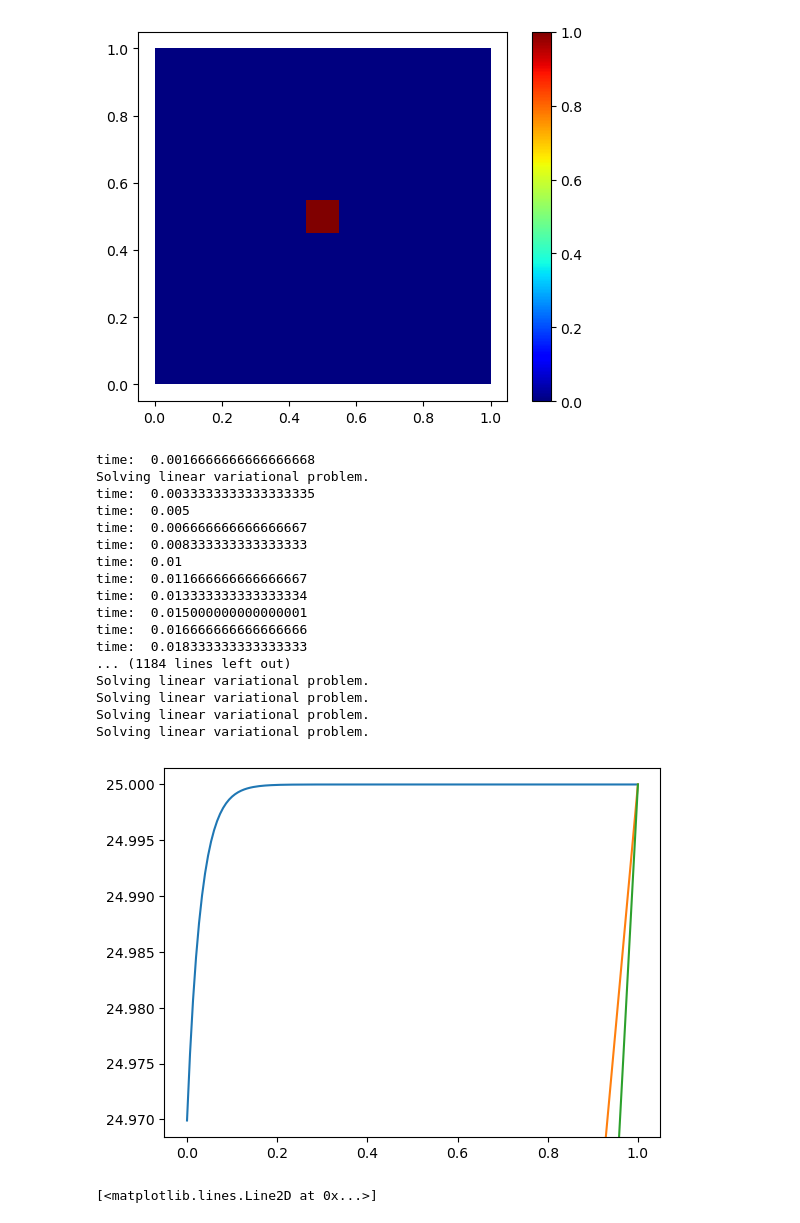
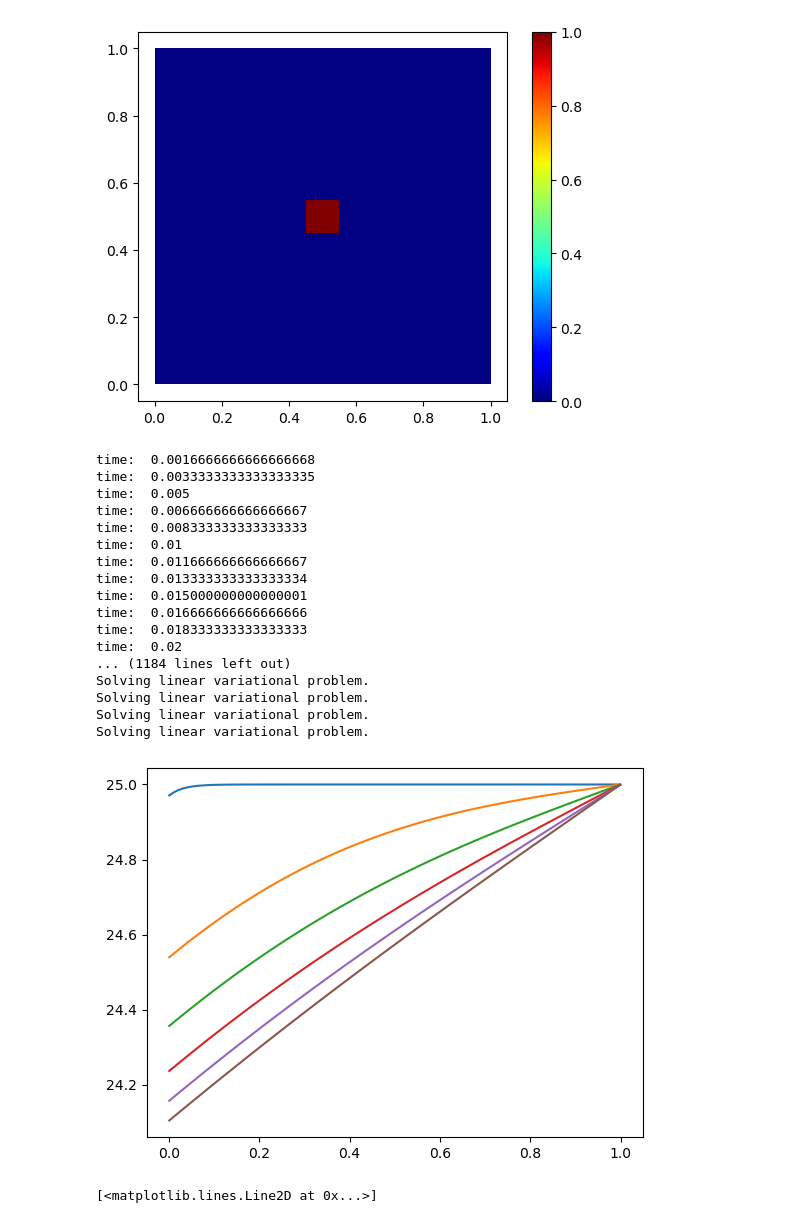
Before and after one commit to Sebastian-gomezC/Exponencial_time_schemes, a Jupyter notebook: difusion_tracendente/difusion_transitoria_no_homogeneo.ipynb, the cells around one changed output. Saved outputs shown, nothing was run; the diff lists cells and outputs as text; code cells hidden in the pictures.

```diff
--- a/difusion_tracendente/difusion_transitoria_no_homogeneo.ipynb
+++ b/difusion_tracendente/difusion_transitoria_no_homogeneo.ipynb
@@ -302,13 +298,7 @@ from mshr import *
 start = time.time()
 
 parameters['linear_algebra_backend'] = 'Eigen'
-# def tran2SparseMatrix(A):
-#     row, col, val = as_backend_type(A).data()
-#     return sps.csr_matrix((val, col, row))
-# mempool = cupy.get_default_memory_pool()
 
-# with cupy.cuda.Device(0):
-#     mempool.set_limit(size=4*1024**3)
 
 np.set_printoptions(formatter={'float': '{: 0.2E}'.format})
 # Parámetros de simulación
@@ -316,7 +306,7 @@ T = 1           # Tiempo final
 num_steps = 600# Número de pasos de tiempo
 dt = T / num_steps # Tamaño del paso de tiempo
 k= 1
-A=-1
+a=-1
 # mesh
 elements = 150
 start = 0
@@ -378,11 +368,12 @@ t= 0
 bc2 =DirichletBC(V,Constant(25),boundaries,2)
 bcs=[bc2]
 ds = Measure('ds', domain=mesh, subdomain_data=boundaries)
-F = du_t*v*dx + dt*k*dot(grad(u), grad(v))*dx - dt*v*A*ds(1)# Formulación débil
+F = du_t*v*dx + dt*k*dot(grad(u), grad(v))*dx - dt*v*a*ds(1)# Formulación débil
 
 a, L = lhs(F), rhs(F)  # Separa la parte izquierda y derecha de la ecuación
+ig, ax = plt.subplots()
+u_=Function(V)
 
-u_=Function(V)
 for n in range(num_steps):
 
 
@@ -398,37 +389,44 @@ for n in range(num_steps):
     solve(a==L,u_,bc2)
     # Graficar la solución
     #print(f'step:{n} of {num_steps}')
     #print(np.array(u_.vector()).max())
     # Calcular el error
 #     u_e = interpolate(u_D, V)  # Interpolar la solución exacta
 #     error = np.abs(np.array(u_e.vector()) - np.array(u.vector())).max()  # Error máximo
 #     print('t = %.2f: error = %.3g' % (t, error))
 
     # Actualizar la solución anterior
     u_nnn.assign(u_nn)
     u_nn.assign(u_n)
     u_n.assign(u_)
-    if n%200==0:
-        plot(u_)
+    if n%100==0:
+        x_cor=np.linspace(0.001,0.999,100)
+        y=[]
+        for i in x_cor:
+            y.append(u_(i))
+        plt.plot(x_cor,y)
+plt.xlim = [0,1]
+plt.ylim = [24,25]
+plt.show()
 # %% [output]
 time:  0.0016666666666666668
-Solving linear variational problem.
 time:  0.0033333333333333335
 time:  0.005
 time:  0.006666666666666667
 time:  0.008333333333333333
 time:  0.01
 time:  0.011666666666666667
 time:  0.013333333333333334
 time:  0.015000000000000001
 time:  0.016666666666666666
 time:  0.018333333333333333
+time:  0.02
 ... (1184 lines left out)
 Solving linear variational problem.
 Solving linear variational problem.
 Solving linear variational problem.
 Solving linear variational problem.
-[figure, old version]
+[figure, new version]
 # %%
 plot(u_)
 # %% [output]
```
Also changed, not shown: parts of 4 cells of this notebook, 38 other files.
